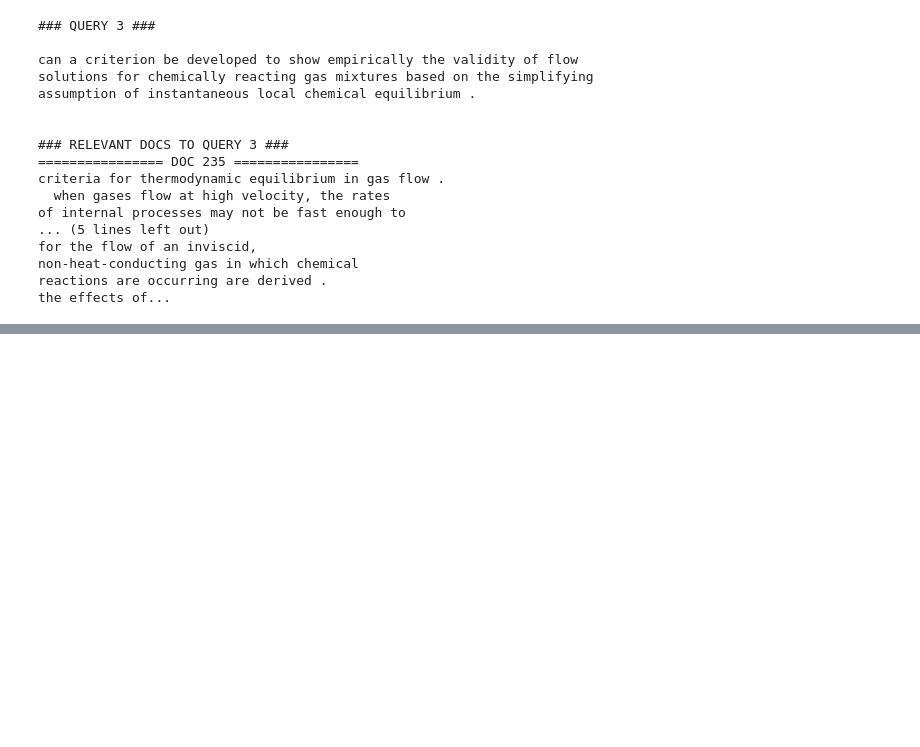
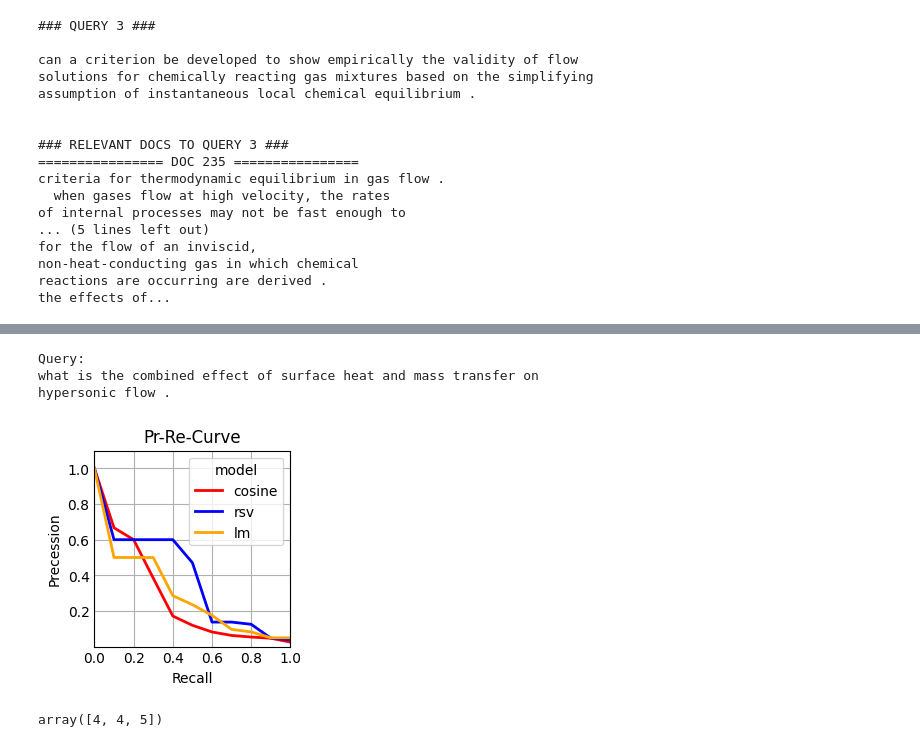
Before and after one commit to mitinull/IR-HW4--Document-ranking-3-approaches, a Jupyter notebook: document_ranking.ipynb, the cells around one changed output, grey strips where cells are left out. Cells and saved outputs as stored; diff of their text form; code cells hidden in the pictures; blank space fills up the shorter version.

```diff
--- a/document_ranking.ipynb
+++ b/document_ranking.ipynb
@@ -444,0 +517,11 @@ while recall < 1:
+# %%
+show_precession_recall_curve(query_number=45)
+# %% [output]
+Query:
+what is the combined effect of surface heat and mass transfer on
+hypersonic flow .
+[figure, added]
+# %%
+np.array([1,2,3])+np.array([3,2,2])
+# %% [output]
+array([4, 4, 5])
```
Also changed, not shown: parts of 8 cells of this notebook, 2 other files.
